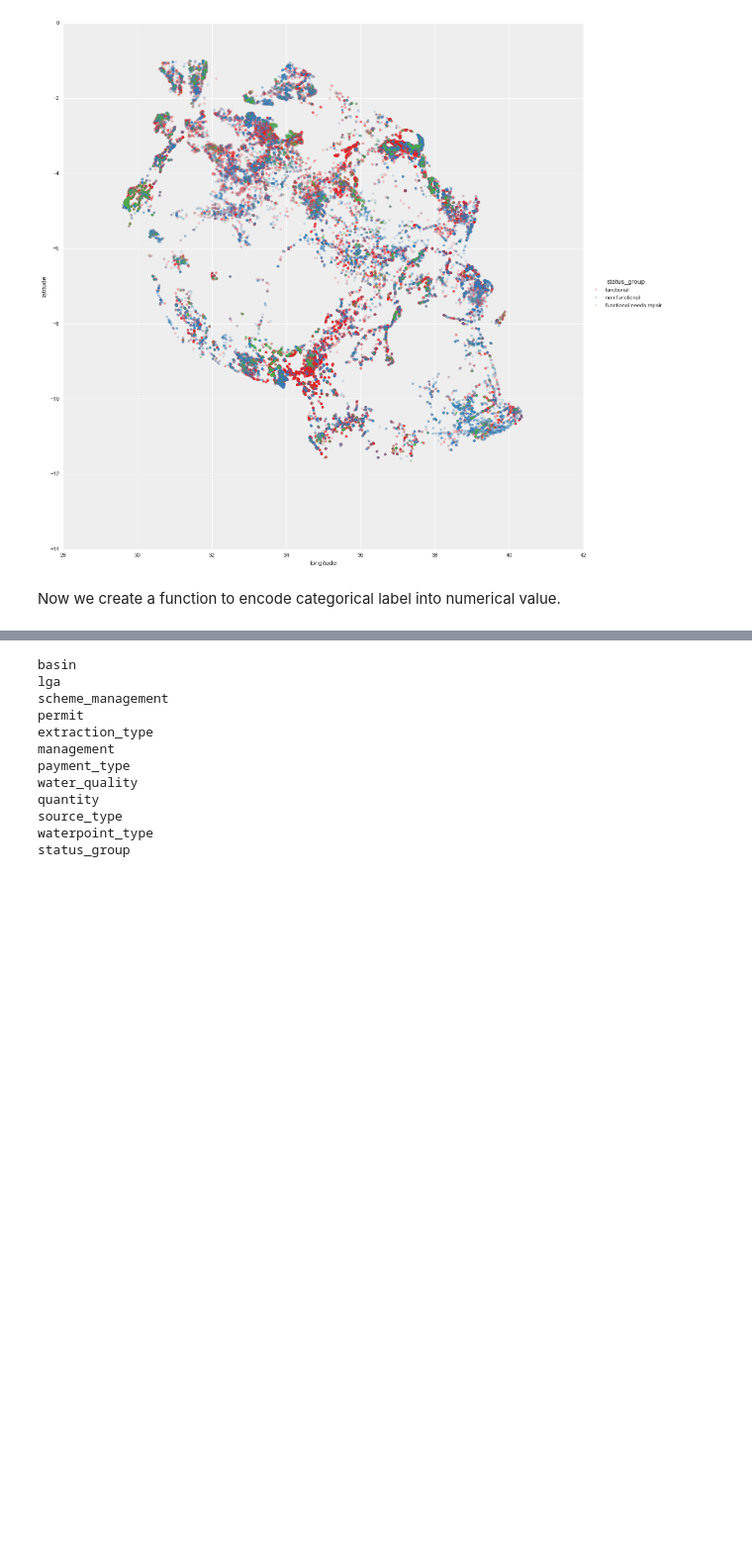
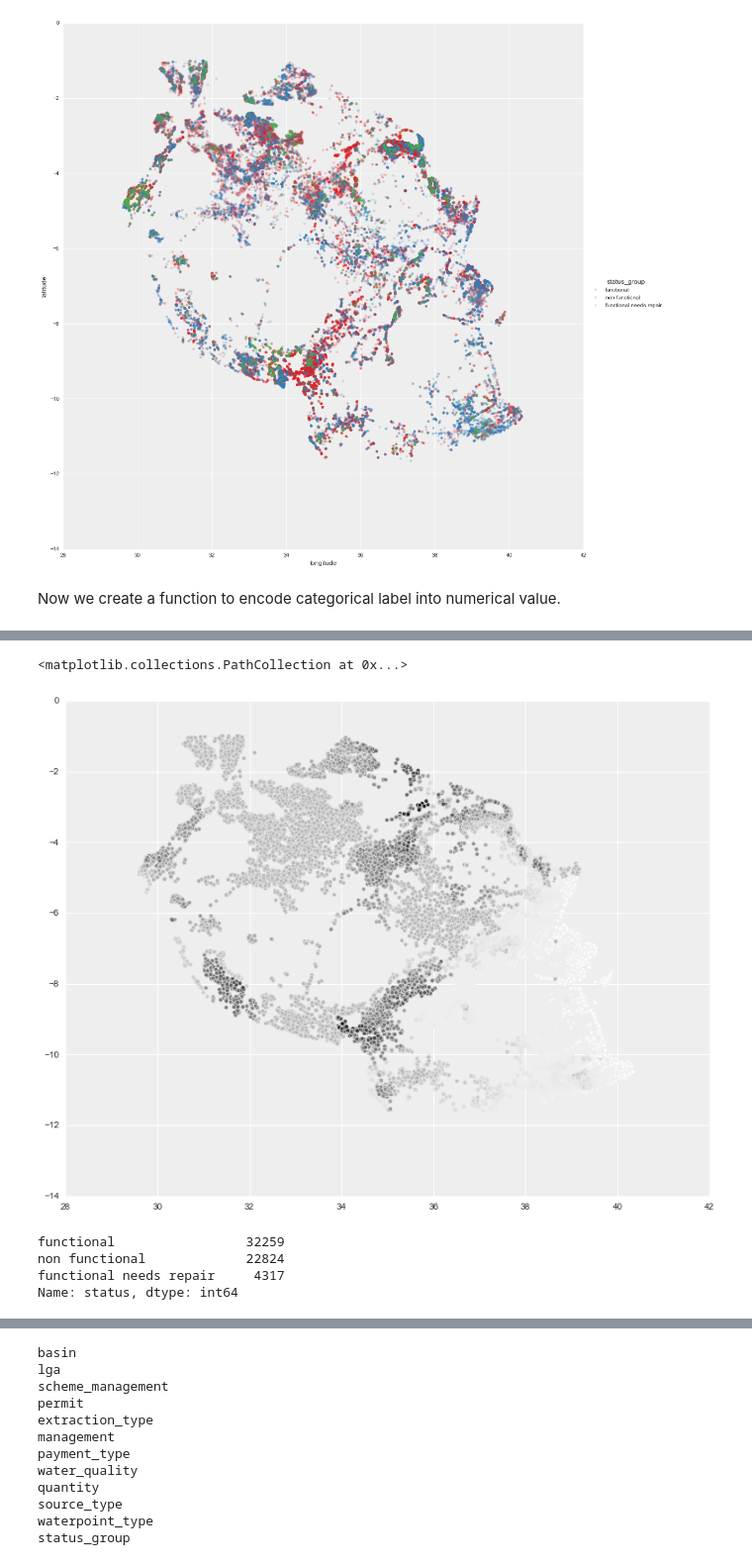
Before and after one commit to du-phan/Pump-it-Up, a Jupyter notebook: Pump_it_up.ipynb, the cells around one changed output, grey strips where cells are left out. Shown at 99% size. Saved outputs shown, nothing was run; the diff lists cells and outputs as text; code cells hidden in the pictures; blank space fills up the shorter version.

```diff
--- a/Pump_it_up.ipynb
+++ b/Pump_it_up.ipynb
@@ -376,3 +379,9 @@ test_set.subvillage = test_set.subvillage.fillna('other')
+# %%
+train_set.funder = train_set.funder.fillna(-1)
+test_set.funder = test_set.funder.fillna(-1)
+# %%
+train_set.installer = train_set.installer.fillna(-1)
+test_set.installer = test_set.installer.fillna(-1)
 # %% [markdown]
 ## Exploratory Data Analyses
 # %%
@@ -468,5 +477,5 @@ sns.countplot(y=train_set.payment, hue=train_set.status_group)
 drop_list = ['wpt_name', 'date_recorded', 'num_private', 'region',
              'extraction_type_class', 'extraction_type_group', 'recorded_year', 'construction_year',
              'source', 'source_class', 'quality_group', 'quantity_group', 'payment', 'management_group',
-             'waterpoint_type_group', 'public_meeting', 'recorded_by', 'funder', 'installer']
+             'waterpoint_type_group', 'public_meeting', 'recorded_by', 'age']
 # %%
@@ -594,0 +607,6 @@ Name: 8776, dtype: object
+# %%
+plt.scatter(x=train1[train1.longitude>10].longitude, y=train1[train1.longitude>10].latitude,
+            c=train1[train1.longitude>10].gps_height)
+# %% [output]
+<matplotlib.collections.PathCollection at 0x...>
+[figure, added]
@@ -594,0 +624,7 @@ Name: 8776, dtype: object
+# %%
+tdf.status.value_counts()
+# %% [output]
+functional                 32259
+non functional             22824
+functional needs repair     4317
+Name: status, dtype: int64
```
Also changed, not shown: parts of 40 cells of this notebook, 1 other file.
